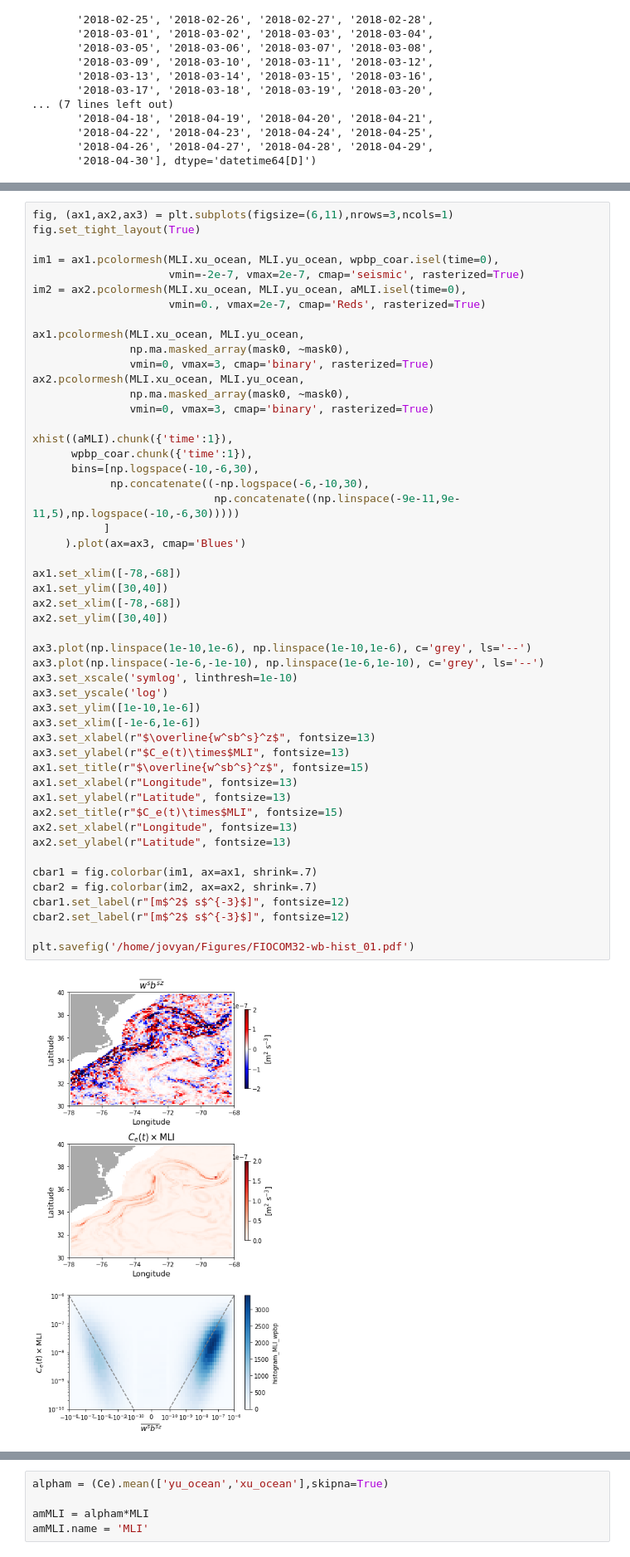
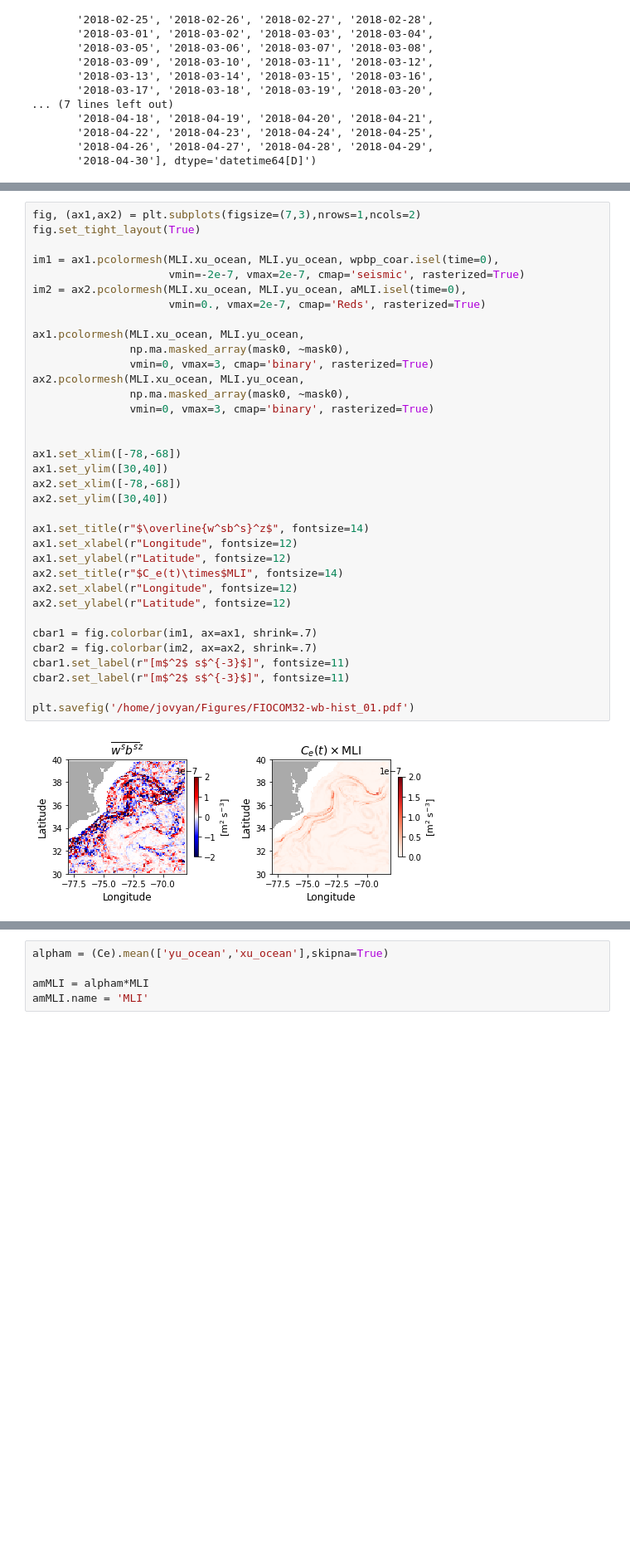
Before and after one commit to pangeo-data/swot_adac_ogcms, a Jupyter notebook: MLI-FIOCOM32.ipynb, the cells around one changed output, grey strips where cells are left out. Shown at 83% size. Cells and saved outputs as stored; diff of their text form; blank space fills up the shorter version.

```diff
--- a/MLI-FIOCOM32.ipynb
+++ b/MLI-FIOCOM32.ipynb
@@ -461,52 +462,37 @@ plt.savefig('/home/jovyan/Figures/FIOCOM32-wb-timeseries_01.pdf')
 # %%
-fig, (ax1,ax2,ax3) = plt.subplots(figsize=(6,11),nrows=3,ncols=1)
+fig, (ax1,ax2) = plt.subplots(figsize=(7,3),nrows=1,ncols=2)
 fig.set_tight_layout(True)
 
 im1 = ax1.pcolormesh(MLI.xu_ocean, MLI.yu_ocean, wpbp_coar.isel(time=0),
                      vmin=-2e-7, vmax=2e-7, cmap='seismic', rasterized=True)
 im2 = ax2.pcolormesh(MLI.xu_ocean, MLI.yu_ocean, aMLI.isel(time=0),
                      vmin=0., vmax=2e-7, cmap='Reds', rasterized=True)
 
 ax1.pcolormesh(MLI.xu_ocean, MLI.yu_ocean,
                np.ma.masked_array(mask0, ~mask0),
                vmin=0, vmax=3, cmap='binary', rasterized=True)
 ax2.pcolormesh(MLI.xu_ocean, MLI.yu_ocean,
                np.ma.masked_array(mask0, ~mask0),
                vmin=0, vmax=3, cmap='binary', rasterized=True)
 
-xhist((aMLI).chunk({'time':1}),
-      wpbp_coar.chunk({'time':1}),
-      bins=[np.logspace(-10,-6,30),
-            np.concatenate((-np.logspace(-6,-10,30),
-                            np.concatenate((np.linspace(-9e-11,9e-11,5),np.logspace(-10,-6,30)))))
-           ]
-     ).plot(ax=ax3, cmap='Blues')
 
 ax1.set_xlim([-78,-68])
 ax1.set_ylim([30,40])
 ax2.set_xlim([-78,-68])
 ax2.set_ylim([30,40])
 
-ax3.plot(np.linspace(1e-10,1e-6), np.linspace(1e-10,1e-6), c='grey', ls='--')
-ax3.plot(np.linspace(-1e-6,-1e-10), np.linspace(1e-6,1e-10), c='grey', ls='--')
-ax3.set_xscale('symlog', linthresh=1e-10)
-ax3.set_yscale('log')
-ax3.set_ylim([1e-10,1e-6])
-ax3.set_xlim([-1e-6,1e-6])
-ax3.set_xlabel(r"$\overline{w^sb^s}^z$", fontsize=13)
-ax3.set_ylabel(r"$C_e(t)\times$MLI", fontsize=13)
-ax1.set_title(r"$\overline{w^sb^s}^z$", fontsize=15)
-ax1.set_xlabel(r"Longitude", fontsize=13)
-ax1.set_ylabel(r"Latitude", fontsize=13)
-ax2.set_title(r"$C_e(t)\times$MLI", fontsize=15)
-ax2.set_xlabel(r"Longitude", fontsize=13)
-ax2.set_ylabel(r"Latitude", fontsize=13)
+ax1.set_title(r"$\overline{w^sb^s}^z$", fontsize=14)
+ax1.set_xlabel(r"Longitude", fontsize=12)
+ax1.set_ylabel(r"Latitude", fontsize=12)
+ax2.set_title(r"$C_e(t)\times$MLI", fontsize=14)
+ax2.set_xlabel(r"Longitude", fontsize=12)
+ax2.set_ylabel(r"Latitude", fontsize=12)
 
 cbar1 = fig.colorbar(im1, ax=ax1, shrink=.7)
 cbar2 = fig.colorbar(im2, ax=ax2, shrink=.7)
-cbar1.set_label(r"[m$^2$ s$^{-3}$]", fontsize=12)
-cbar2.set_label(r"[m$^2$ s$^{-3}$]", fontsize=12)
+cbar1.set_label(r"[m$^2$ s$^{-3}$]", fontsize=11)
+cbar2.set_label(r"[m$^2$ s$^{-3}$]", fontsize=11)
 
 plt.savefig('/home/jovyan/Figures/FIOCOM32-wb-hist_01.pdf')
 # %% [output]
-[figure, old version]
+[figure, new version]
```
Also changed, not shown: parts of 11 cells of this notebook, 6 other files.
